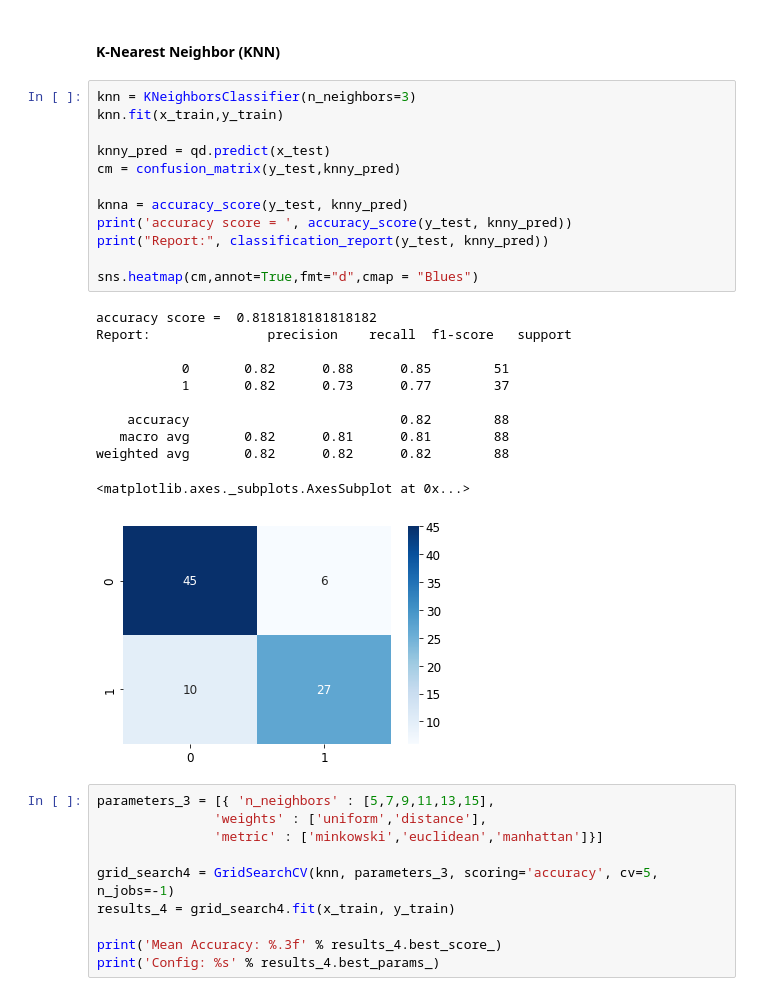
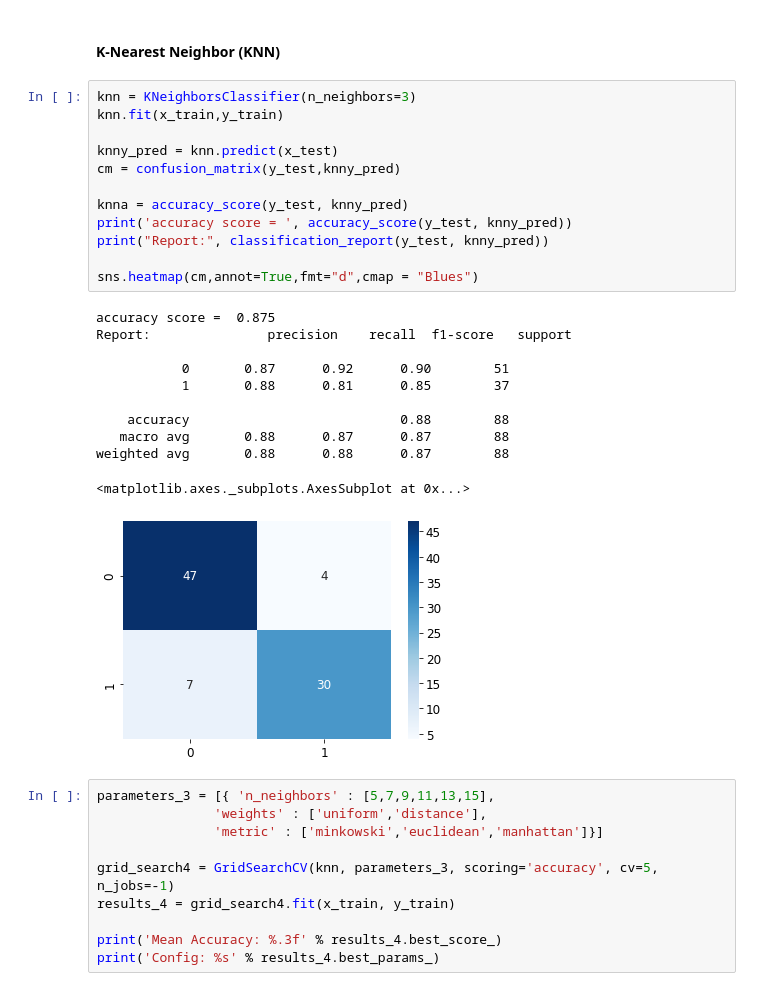
Before and after one commit to erinmcmahon26/Company-Bankruptcy-Prediction, a Jupyter notebook: Company_Bankruptcy.ipynb, the cells around one changed output. Cells and saved outputs as stored; diff of their text form.

```diff
--- a/Company_Bankruptcy.ipynb
+++ b/Company_Bankruptcy.ipynb
@@ -625,27 +627,27 @@ Config: {'reg_param': 1e-05, 'store_covariance': True, 'tol': 0.0001}
 # %%
 knn = KNeighborsClassifier(n_neighbors=3)
 knn.fit(x_train,y_train)
 
-knny_pred = qd.predict(x_test)
+knny_pred = knn.predict(x_test)
 cm = confusion_matrix(y_test,knny_pred)
 
 knna = accuracy_score(y_test, knny_pred)
 print('accuracy score = ', accuracy_score(y_test, knny_pred))
 print("Report:", classification_report(y_test, knny_pred))
 
 sns.heatmap(cm,annot=True,fmt="d",cmap = "Blues")
 # %% [output]
-accuracy score =  0.8181818181818182
+accuracy score =  0.875
 Report:               precision    recall  f1-score   support
 
-           0       0.82      0.88      0.85        51
-           1       0.82      0.73      0.77        37
+           0       0.87      0.92      0.90        51
+           1       0.88      0.81      0.85        37
 
-    accuracy                           0.82        88
-   macro avg       0.82      0.81      0.81        88
-weighted avg       0.82      0.82      0.82        88
+    accuracy                           0.88        88
+   macro avg       0.88      0.87      0.87        88
+weighted avg       0.88      0.88      0.87        88
 <matplotlib.axes._subplots.AxesSubplot at 0x...>
-[figure, old version]
+[figure, new version]
 # %%
 parameters_3 = [{ 'n_neighbors' : [5,7,9,11,13,15],
                'weights' : ['uniform','distance'],
```
Also changed, not shown: parts of 1 cell of this notebook.
